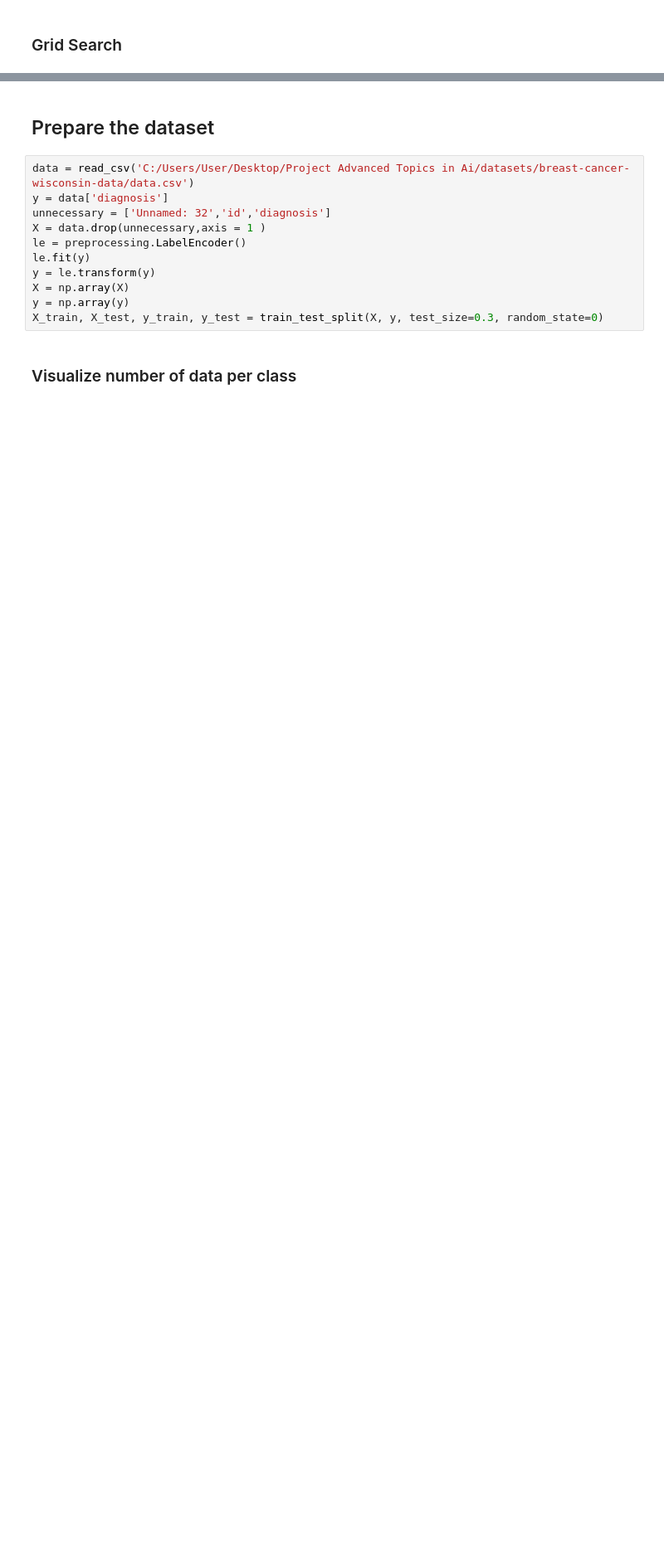
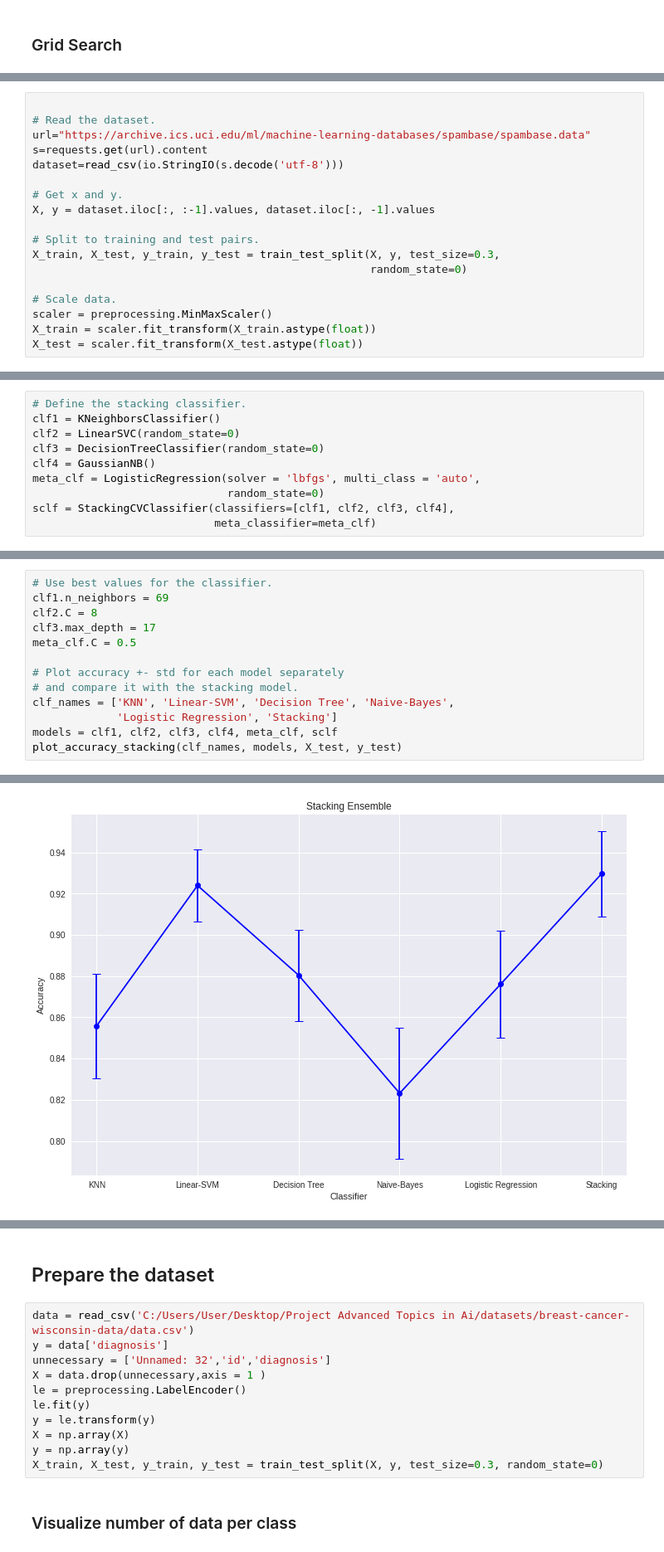
Before and after one commit to Adamantios/Ensembles-CSL-Imb_Learning-Models_Comparison, a Jupyter notebook: PartA.ipynb, the cells around one changed output, grey strips where cells are left out. Shown at 83% size. Drawn from its saved outputs; the diff is of its cells as text; blank space fills up the shorter version.

```diff
--- a/PartA.ipynb
+++ b/PartA.ipynb
@@ -618,0 +745,18 @@ report(grid_search.cv_results_)
+# %%
+
+# Read the dataset.
+url="https://archive.ics.uci.edu/ml/machine-learning-databases/spambase/spambase.data"
+s=requests.get(url).content
+dataset=read_csv(io.StringIO(s.decode('utf-8')))
+
+# Get x and y.
+X, y = dataset.iloc[:, :-1].values, dataset.iloc[:, -1].values
+
+# Split to training and test pairs.
+X_train, X_test, y_train, y_test = train_test_split(X, y, test_size=0.3,
+                                                    random_state=0)
+
+# Scale data.
+scaler = preprocessing.MinMaxScaler()
+X_train = scaler.fit_transform(X_train.astype(float))
+X_test = scaler.fit_transform(X_test.astype(float))
@@ -618,0 +1030,10 @@ report(grid_search.cv_results_)
+# %%
+# Define the stacking classifier.
+clf1 = KNeighborsClassifier()
+clf2 = LinearSVC(random_state=0)
+clf3 = DecisionTreeClassifier(random_state=0)
+clf4 = GaussianNB()
+meta_clf = LogisticRegression(solver = 'lbfgs', multi_class = 'auto',
+                              random_state=0)
+sclf = StackingCVClassifier(classifiers=[clf1, clf2, clf3, clf4],
+                            meta_classifier=meta_clf)
@@ -618,0 +1138,14 @@ report(grid_search.cv_results_)
+# %%
+# Use best values for the classifier.
+clf1.n_neighbors = 69
+clf2.C = 8
+clf3.max_depth = 17
+meta_clf.C = 0.5
+
+# Plot accuracy +- std for each model separately
+# and compare it with the stacking model.
+clf_names = ['KNN', 'Linear-SVM', 'Decision Tree', 'Naive-Bayes',
+             'Logistic Regression', 'Stacking']
+models = clf1, clf2, clf3, clf4, meta_clf, sclf
+plot_accuracy_stacking(clf_names, models, X_test, y_test)
+# %% [output]
@@ -618,0 +1158 @@ report(grid_search.cv_results_)
+[figure, added]
```
Also changed, not shown: parts of 390 cells of this notebook.
